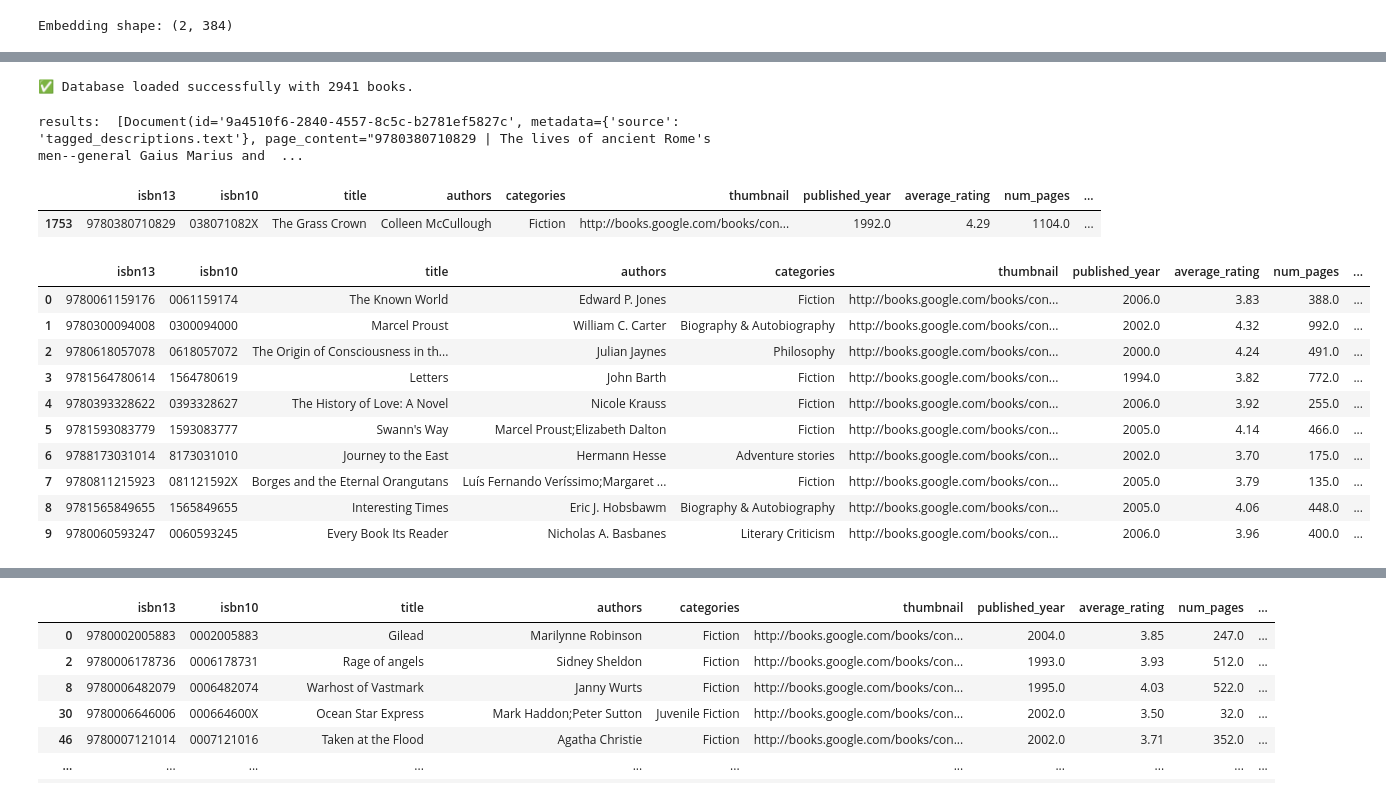
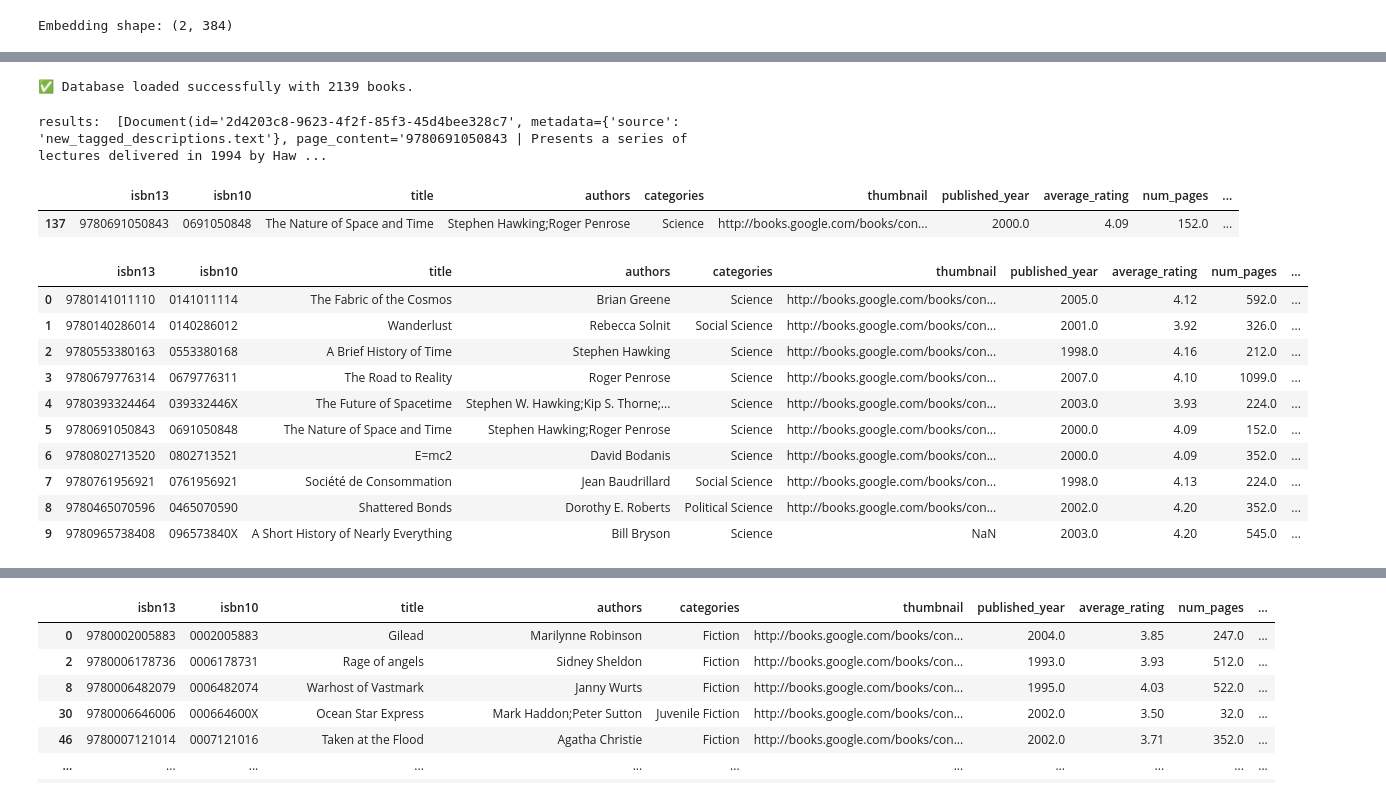
Before and after one commit to Anurag20075/book-recommender, a Jupyter notebook: vector_Search.ipynb, the cells around one changed output, grey strips where cells are left out. Drawn from its saved outputs; the diff is of its cells as text; code cells hidden in the pictures.

```diff
--- a/vector_Search.ipynb
+++ b/vector_Search.ipynb
@@ -41,22 +21,22 @@ Embedding shape: (2, 384)
 # %%
 import pandas as pd
 
-books=pd.read_csv("books_cleaned.csv")
+books=pd.read_csv("books_science_and_math.csv")
 
-books["tagged_description"].to_csv("tagged_descriptions.text",
+books["tagged_description"].to_csv("new_tagged_descriptions.text",
                                     sep="\n" , index=False, header=False)
 # %%
 # 1. Ensure TextLoader is imported (Fixes the NameError from before)
 from langchain_community.document_loaders import TextLoader
 from langchain_text_splitters import CharacterTextSplitter
 
-raw_data = TextLoader("tagged_descriptions.text", encoding="utf-8").load()
+raw_data = TextLoader("new_tagged_descriptions.text", encoding="utf-8").load()
 
 # 2. Set chunk_size to 1000 (roughly the length of a book summary)
 # and chunk_overlap to 100 (keeps context between chunks)
 text_splitter = CharacterTextSplitter(
-    chunk_size=1000,
-    chunk_overlap=100,
+    chunk_size=1500,
+    chunk_overlap=150,
     separator="\n"
 )
 
@@ -92,7 +72,7 @@ model_name = "sentence-transformers/all-MiniLM-L6-v2"
 hf_embeddings = HuggingFaceEmbeddings(model_name=model_name, model_kwargs={'device': 'cpu'})
 
 # 2. PATH SETUP
-db_path = "./book_db_final_version"
+db_path = "./book_db_first_version"
 if os.path.exists(db_path):
     shutil.rmtree(db_path)
 
@@ -157,13 +127,13 @@ if os.path.exists(db_path):
 else:
     print(f"❌ Error: Folder '{db_path}' not found. Run the ingestion code first!")
 # %% [output]
-✅ Database loaded successfully with 2941 books.
+✅ Database loaded successfully with 2139 books.
 # %%
-query = "A book about Roman history"
+query = "A book For Math"
 results = db_books.similarity_search(query, k=10)
 print("results: ", results)
 # %% [output]
-results:  [Document(id='9a4510f6-2840-4557-8c5c-b2781ef5827c', metadata={'source': 'tagged_descriptions.text'}, page_content="9780380710829 | The lives of ancient Rome's men--general Gaius Marius and  ...
+results:  [Document(id='2d4203c8-9623-4f2f-85f3-45d4bee328c7', metadata={'source': 'new_tagged_descriptions.text'}, page_content='9780691050843 | Presents a series of lectures delivered in 1994 by Haw ...
 # %%
 # .replace('"', '') removes any double quotes found in that first segment
 isbn_str = results[0].page_content.split(" ")[0].replace('"', '').strip()
@@ -171,7 +141,7 @@ books[books["isbn13"] == int(isbn_str)]
 # print(results[0].metadata)
 # %% [output]
 |  | isbn13 | isbn10 | title | authors | categories | thumbnail | published_year | average_rating | num_pages | ... |
-| 1753 | 9780380710829 | 038071082X | The Grass Crown | Colleen McCullough | Fiction | http://books.google.com/books/con... | 1992.0 | 4.29 | 1104.0 | ... |
+| 137 | 9780691050843 | 0691050848 | The Nature of Space and Time | Stephen Hawking;Roger Penrose | Science | http://books.google.com/books/con... | 2000.0 | 4.09 | 152.0 | ... |
 # %%
 def retrieve_symmentaic_recommendations(
         query: str,
@@ -188,19 +157,19 @@ def retrieve_symmentaic_recommendations(
     return pd.concat(book_list).reset_index(drop=True)
 # %%
-results_df=retrieve_symmentaic_recommendations("A book about a past",top_k=10)
+results_df=retrieve_symmentaic_recommendations("A book about a Time and Space",top_k=10)
 results_df
 # %% [output]
 |  | isbn13 | isbn10 | title | authors | categories | thumbnail | published_year | average_rating | num_pages | ... |
-| 0 | 9780061159176 | 0061159174 | The Known World | Edward P. Jones | Fiction | http://books.google.com/books/con... | 2006.0 | 3.83 | 388.0 | ... |
-| 1 | 9780300094008 | 0300094000 | Marcel Proust | William C. Carter | Biography & Autobiography | http://books.google.com/books/con... | 2002.0 | 4.32 | 992.0 | ... |
-| 2 | 9780618057078 | 0618057072 | The Origin of Consciousness in th... | Julian Jaynes | Philosophy | http://books.google.com/books/con... | 2000.0 | 4.24 | 491.0 | ... |
-| 3 | 9781564780614 | 1564780619 | Letters | John Barth | Fiction | http://books.google.com/books/con... | 1994.0 | 3.82 | 772.0 | ... |
-| 4 | 9780393328622 | 0393328627 | The History of Love: A Novel | Nicole Krauss | Fiction | http://books.google.com/books/con... | 2006.0 | 3.92 | 255.0 | ... |
-| 5 | 9781593083779 | 1593083777 | Swann's Way | Marcel Proust;Elizabeth Dalton | Fiction | http://books.google.com/books/con... | 2005.0 | 4.14 | 466.0 | ... |
-| 6 | 9788173031014 | 8173031010 | Journey to the East | Hermann Hesse | Adventure stories | http://books.google.com/books/con... | 2002.0 | 3.70 | 175.0 | ... |
-| 7 | 9780811215923 | 081121592X | Borges and the Eternal Orangutans | Luís Fernando Veríssimo;Margaret ... | Fiction | http://books.google.com/books/con... | 2005.0 | 3.79 | 135.0 | ... |
-| 8 | 9781565849655 | 1565849655 | Interesting Times | Eric J. Hobsbawm | Biography & Autobiography | http://books.google.com/books/con... | 2005.0 | 4.06 | 448.0 | ... |
-| 9 | 9780060593247 | 0060593245 | Every Book Its Reader | Nicholas A. Basbanes | Literary Criticism | http://books.google.com/books/con... | 2006.0 | 3.96 | 400.0 | ... |
+| 0 | 9780141011110 | 0141011114 | The Fabric of the Cosmos | Brian Greene | Science | http://books.google.com/books/con... | 2005.0 | 4.12 | 592.0 | ... |
+| 1 | 9780140286014 | 0140286012 | Wanderlust | Rebecca Solnit | Social Science | http://books.google.com/books/con... | 2001.0 | 3.92 | 326.0 | ... |
+| 2 | 9780553380163 | 0553380168 | A Brief History of Time | Stephen Hawking | Science | http://books.google.com/books/con... | 1998.0 | 4.16 | 212.0 | ... |
+| 3 | 9780679776314 | 0679776311 | The Road to Reality | Roger Penrose | Science | http://books.google.com/books/con... | 2007.0 | 4.10 | 1099.0 | ... |
+| 4 | 9780393324464 | 039332446X | The Future of Spacetime | Stephen W. Hawking;Kip S. Thorne;... | Science | http://books.google.com/books/con... | 2003.0 | 3.93 | 224.0 | ... |
+| 5 | 9780691050843 | 0691050848 | The Nature of Space and Time | Stephen Hawking;Roger Penrose | Science | http://books.google.com/books/con... | 2000.0 | 4.09 | 152.0 | ... |
+| 6 | 9780802713520 | 0802713521 | E=mc2 | David Bodanis | Science | http://books.google.com/books/con... | 2000.0 | 4.09 | 352.0 | ... |
+| 7 | 9780761956921 | 0761956921 | Société de Consommation | Jean Baudrillard | Social Science | http://books.google.com/books/con... | 1998.0 | 4.13 | 224.0 | ... |
+| 8 | 9780465070596 | 0465070590 | Shattered Bonds | Dorothy E. Roberts | Political Science | http://books.google.com/books/con... | 2002.0 | 4.20 | 352.0 | ... |
+| 9 | 9780965738408 | 096573840X | A Short History of Nearly Everything | Bill Bryson | Science | NaN | 2003.0 | 4.20 | 545.0 | ... |
 # %%
 books['categories'].value_counts().reset_index().query('count>50')
 # %% [output]
```
Also changed, not shown: parts of 8 cells of this notebook, 9 other files.
